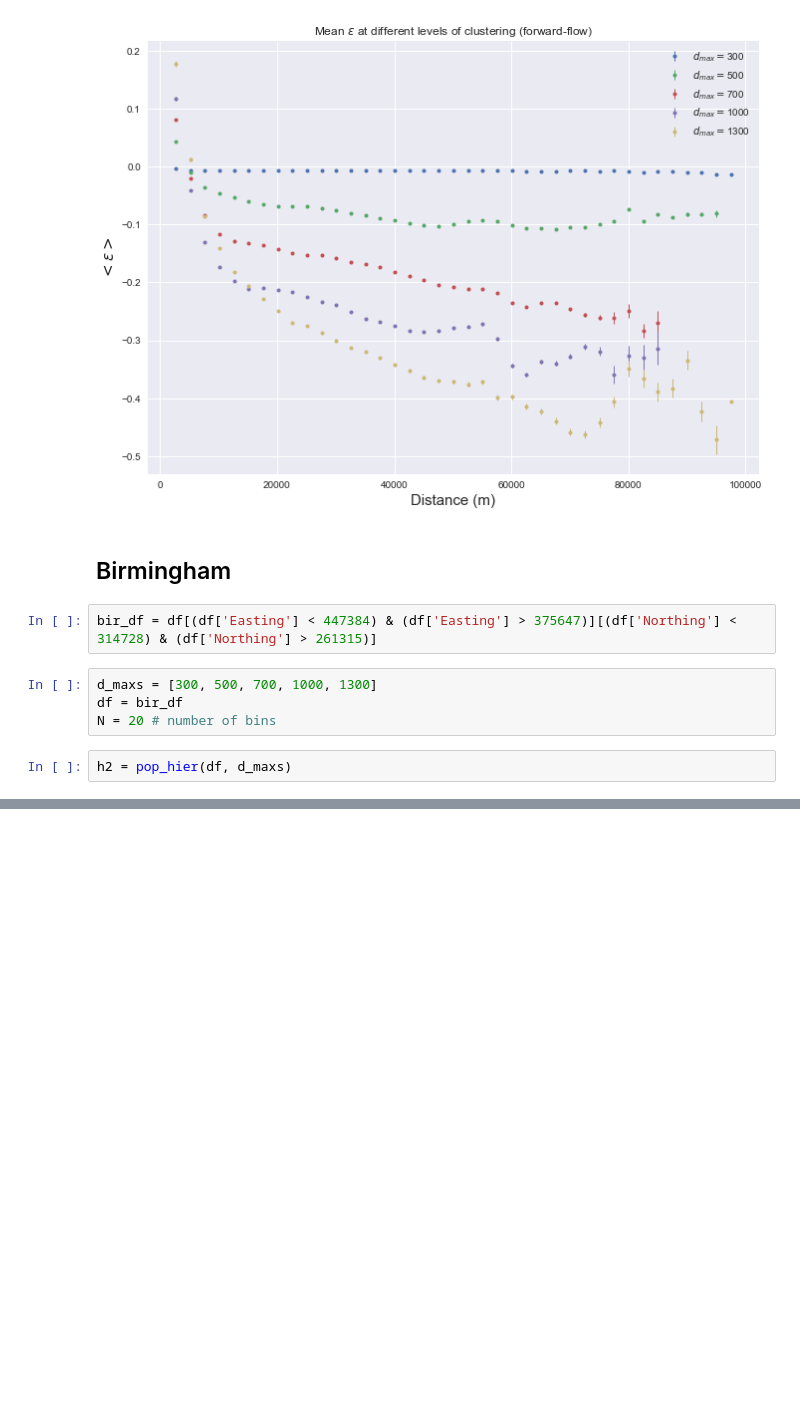
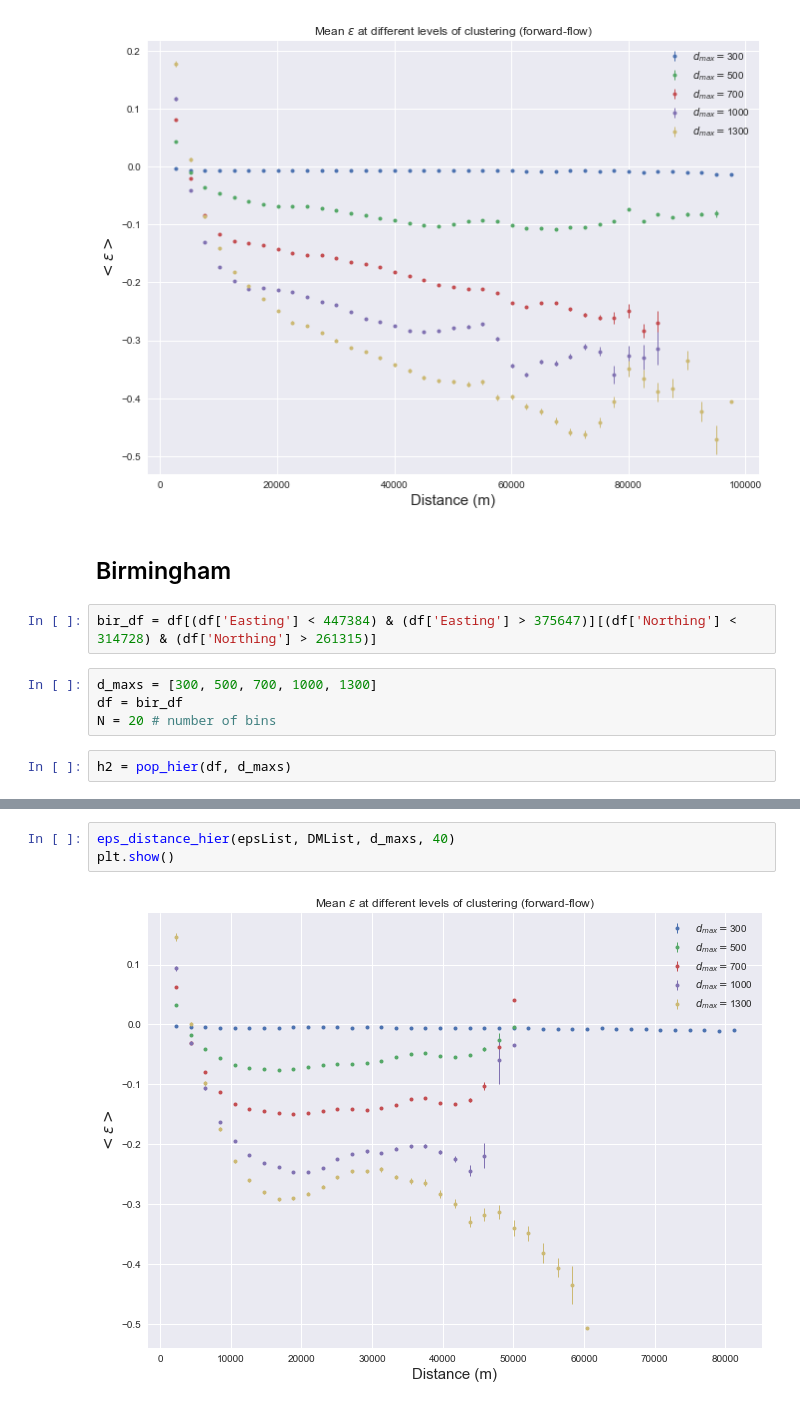
Before and after one commit to jbremz/human_mob, a Jupyter notebook: Notebooks/JB Log/Week 13 - 22.1.18.ipynb, the cells around one changed output, grey strips where cells are left out. Drawn from its saved outputs; the diff is of its cells as text; blank space fills up the shorter version.

```diff
--- a/Notebooks/JB Log/Week 13 - 22.1.18.ipynb
+++ b/Notebooks/JB Log/Week 13 - 22.1.18.ipynb
@@ -153,0 +147,5 @@ If you're reading this message in another notebook frontend (for example, a stat
+# %%
+eps_distance_hier(epsList, DMList, d_maxs, 40)
+plt.show()
+# %% [output]
+[figure, added]
```
Also changed, not shown: parts of 2 cells of this notebook, 1 other file.
